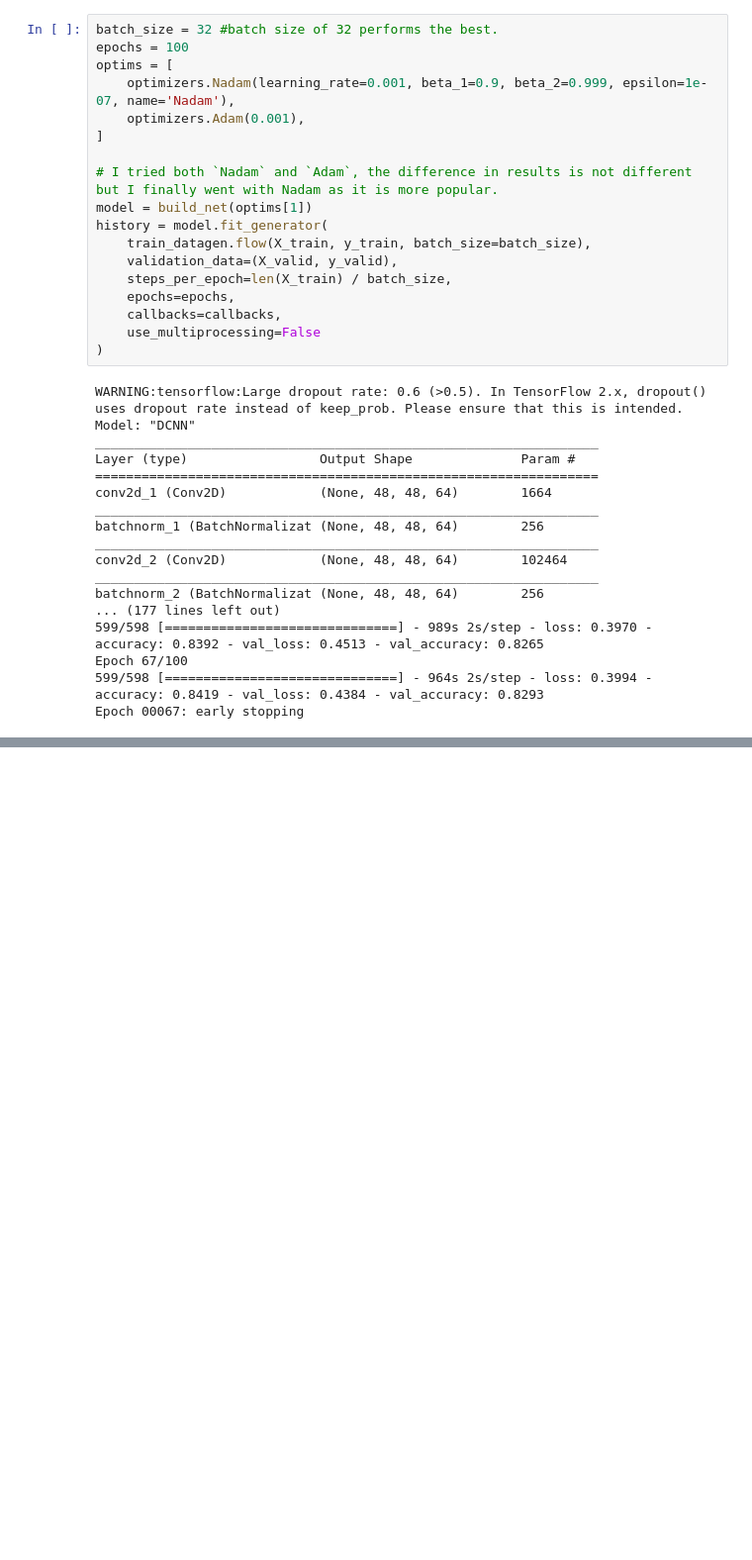
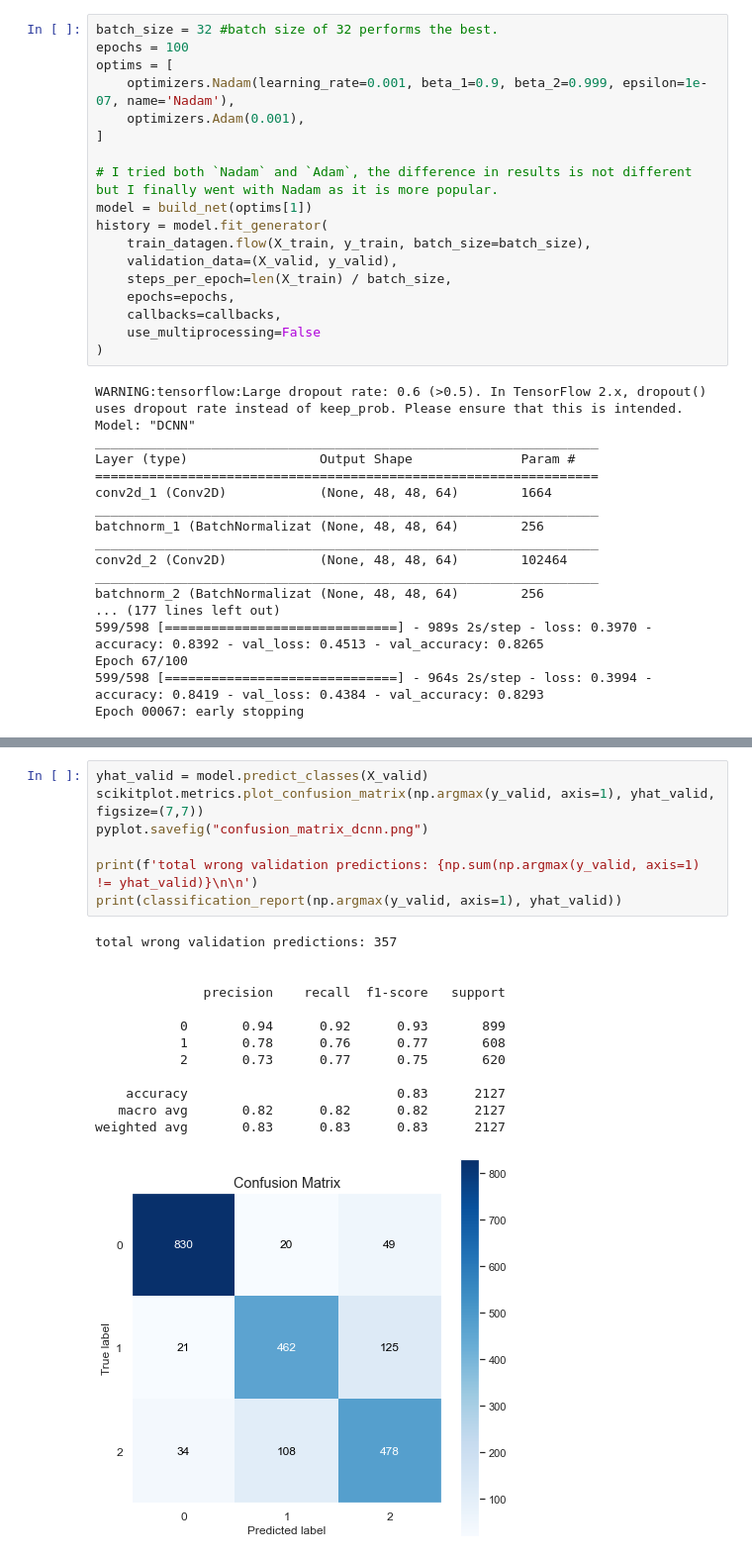
Before and after one commit to ambujalpha/Emotion_Classifier_CNN, a Jupyter notebook: emotion_detecion_model2.ipynb, the cells around one changed output, grey strips where cells are left out. Shown at 99% size. Drawn from its saved outputs; the diff is of its cells as text; blank space fills up the shorter version.

Commit message:
model_evaluation

```diff
--- a/emotion_detecion_model2.ipynb
+++ b/emotion_detecion_model2.ipynb
@@ -327,0 +373,21 @@ Epoch 00067: early stopping
+# %%
+yhat_valid = model.predict_classes(X_valid)
+scikitplot.metrics.plot_confusion_matrix(np.argmax(y_valid, axis=1), yhat_valid, figsize=(7,7))
+pyplot.savefig("confusion_matrix_dcnn.png")
+
+print(f'total wrong validation predictions: {np.sum(np.argmax(y_valid, axis=1) != yhat_valid)}\n\n')
+print(classification_report(np.argmax(y_valid, axis=1), yhat_valid))
+# %% [output]
+total wrong validation predictions: 357
+
+
+              precision    recall  f1-score   support
+
+           0       0.94      0.92      0.93       899
+           1       0.78      0.76      0.77       608
+           2       0.73      0.77      0.75       620
+
+    accuracy                           0.83      2127
+   macro avg       0.82      0.82      0.82      2127
+weighted avg       0.83      0.83      0.83      2127
+[figure, added]
```
Also changed, not shown: parts of 5 cells of this notebook.
